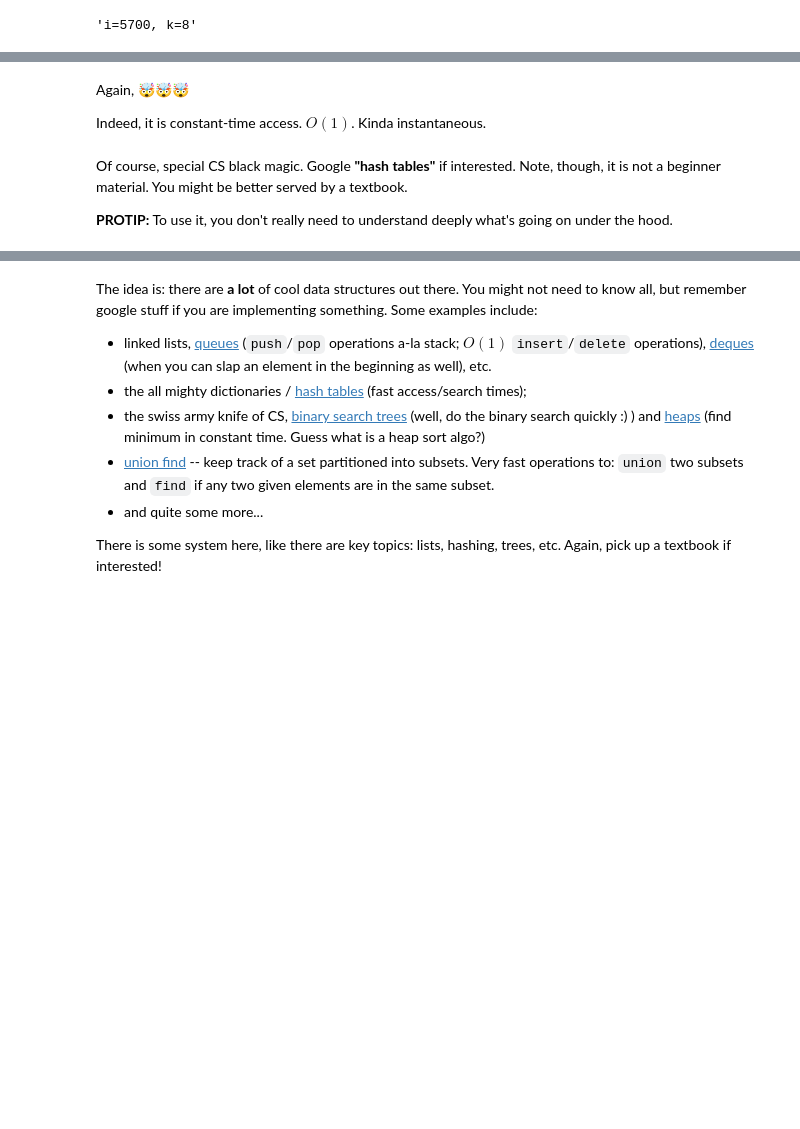
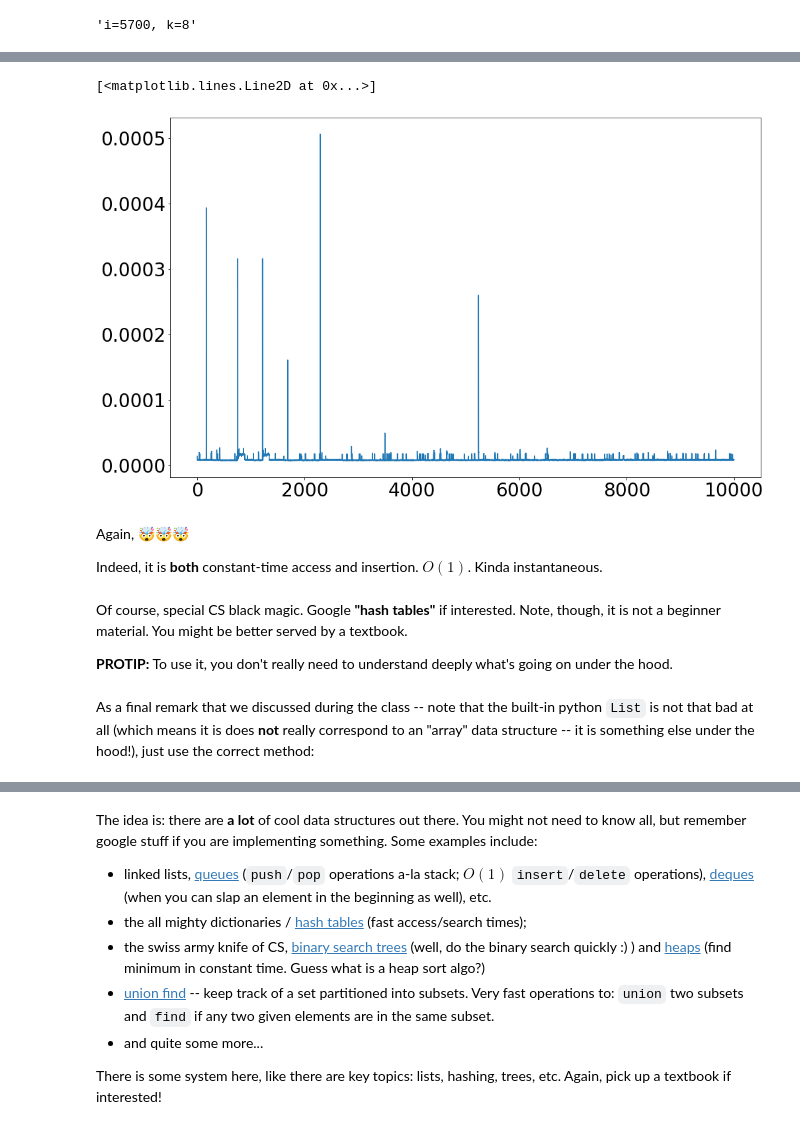
Before and after one commit to alex-bochkarev/Algo-SMTB-2021, a Jupyter notebook: T4-DataStructures.ipynb, the cells around one changed output, grey strips where cells are left out. Cells and saved outputs as stored; diff of their text form; code cells hidden in the pictures; blank space fills up the shorter version.

```diff
--- a/T4-DataStructures.ipynb
+++ b/T4-DataStructures.ipynb
@@ -202,8 +199,26 @@ plt.plot(runtimes)
+# %%
+runtimes = []
+sum = 0
+
+for i in range(10000):
+    t0 = time()
+    for k in range(10):
+        sum += len(D["precious key {}/{}".format(i,k)])
+    t1 = time()
+    runtimes.append(t1-t0)
+
+plt.figure(figsize = (16,10))
+plt.plot(runtimes)
+# %% [output]
+[<matplotlib.lines.Line2D at 0x...>]
+[figure, added]
 # %% [markdown]
 Again, 🤯🤯🤯
 
-Indeed, it is constant-time access. $O(1)$. Kinda instantaneous.
+Indeed, it is **both** constant-time access and insertion. $O(1)$. Kinda instantaneous.
 # %% [markdown]
 Of course, special CS black magic. Google **"hash tables"** if interested. Note, though, it is not a beginner material. You might be better served by a textbook.
 
 **PROTIP:** To use it, you don't really need to understand deeply what's going on under the hood.
+# %% [markdown]
+As a final remark that we discussed during the class -- note that the built-in python `List` is not that bad at all (which means it is does **not** really correspond to an "array" data structure -- it is something else under the hood!), just use the correct method:
```
Also changed, not shown: parts of 9 cells of this notebook, 4 other files.
